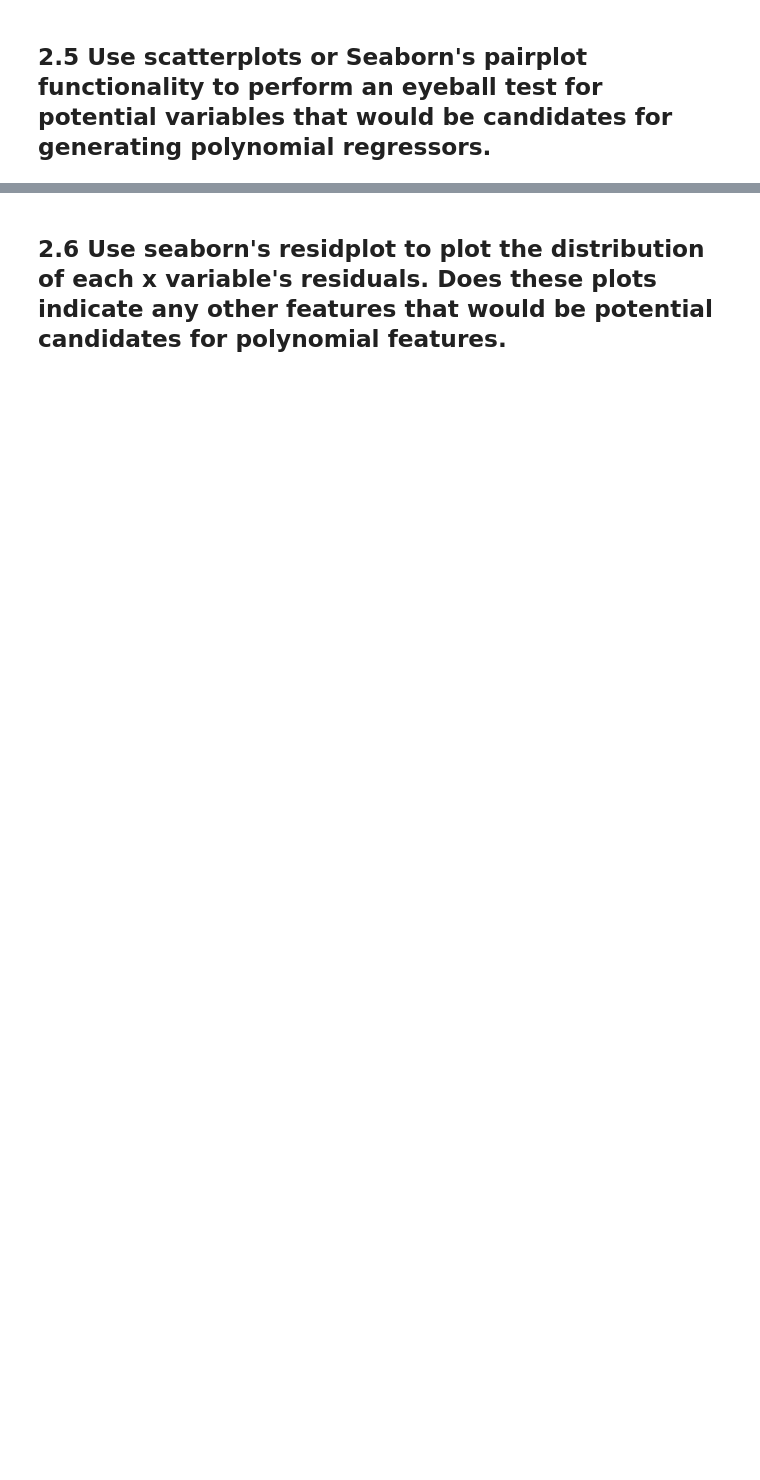
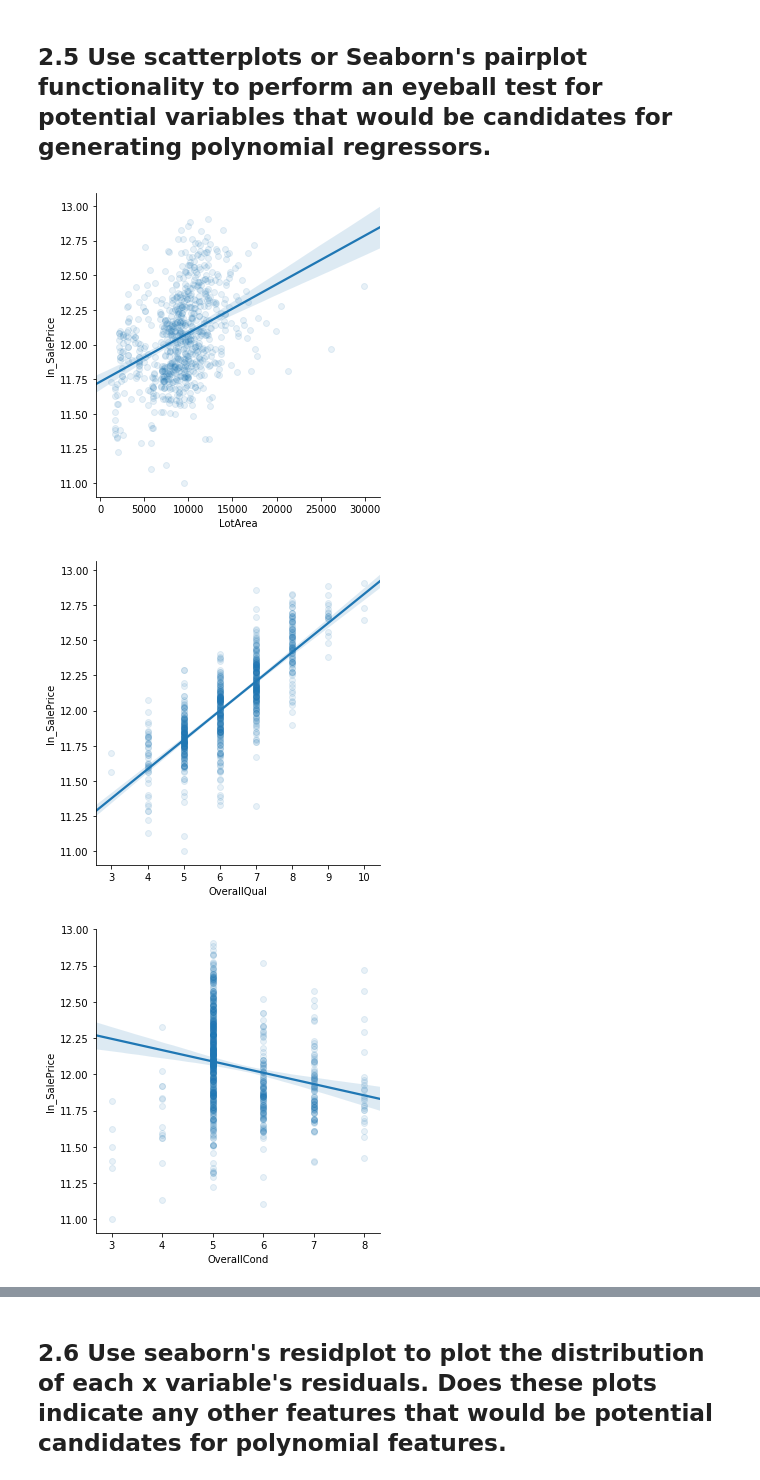
Before and after one commit to damerei/DS-Unit-2-Sprint-2-Regression, a Jupyter notebook: module3-regression-diagnostics/regression-diagnostics-assignment.ipynb, the cells around one changed output, grey strips where cells are left out. Cells and saved outputs as stored; diff of their text form; code cells hidden in the pictures; blank space fills up the shorter version.

```diff
--- a/module3-regression-diagnostics/regression-diagnostics-assignment.ipynb
+++ b/module3-regression-diagnostics/regression-diagnostics-assignment.ipynb
@@ -124,0 +125,6 @@ strong multicollinearity or other numerical problems.
+# %%
+##### Your Code Here #####
+
+print(df.shape)
+df = df[(np.abs(stats.zscore(df)) < 3).all(axis=1)]
+print(df.shape)
@@ -148,0 +264,15 @@ strong multicollinearity or other numerical problems.
+# %%
+##### Your Code Here #####
+
+features = ['LotArea', 'OverallQual', 'OverallCond', 'YearBuilt',
+            'GrLivArea', 'TotRmsAbvGrd', 'YrSold', 'FullBath']
+target = 'ln_SalePrice'
+
+features = df[features]
+for feature in features:
+    sns.lmplot(x=feature, y=target, data=df, scatter_kws=dict(alpha=0.1))
+    plt.show()
+# %% [output]
+[figure, added]
+[figure, added]
+[figure, added]
```
Also changed, not shown: parts of 18 cells of this notebook.
